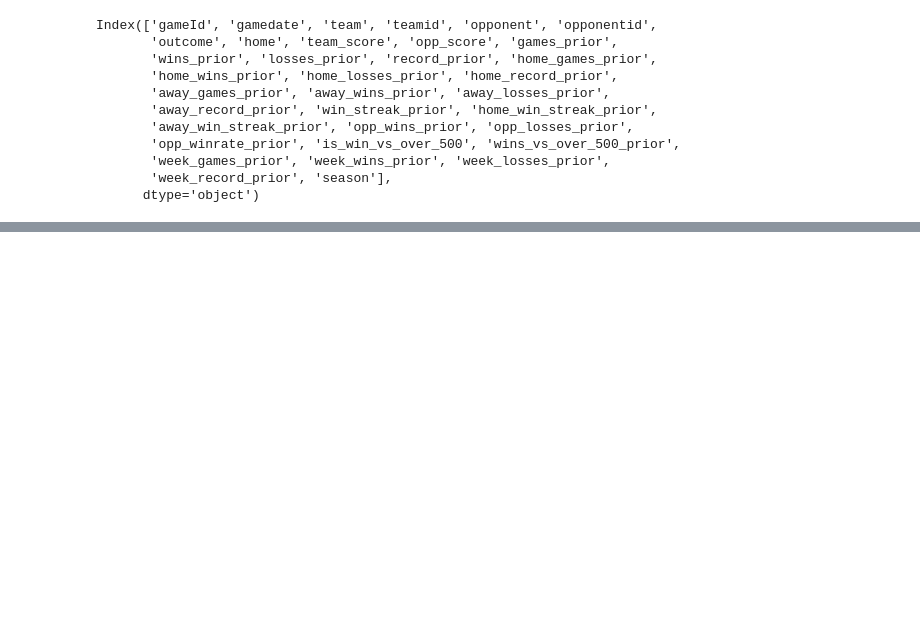
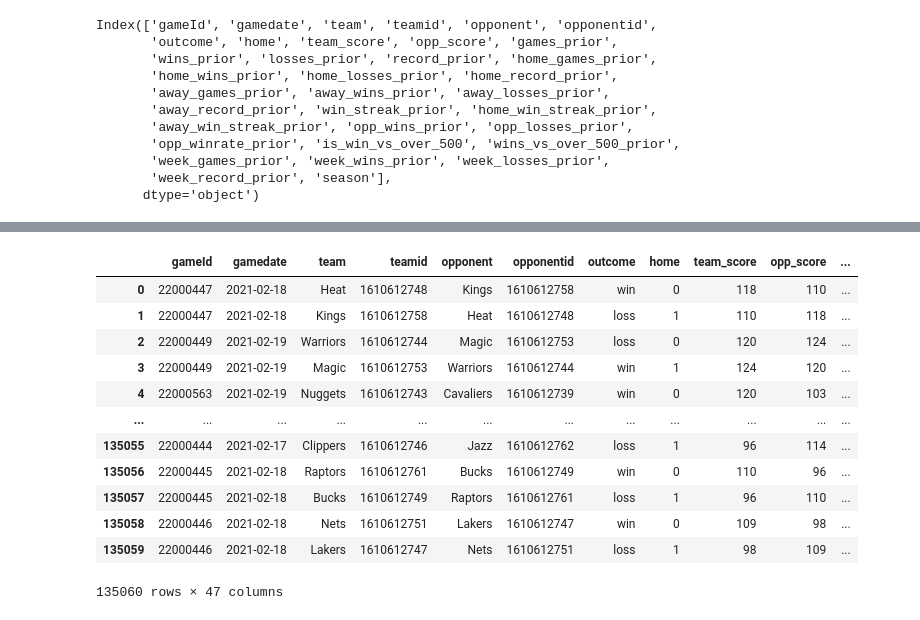
Before and after one commit to dejiandrew/nba-award-predictor, a Jupyter notebook: pow_features.ipynb, the cells around one changed output, grey strips where cells are left out. Saved outputs shown, nothing was run; the diff lists cells and outputs as text; code cells hidden in the pictures; blank space fills up the shorter version.

```diff
--- a/pow_features.ipynb
+++ b/pow_features.ipynb
@@ -335,0 +481,51 @@ Index(['gameid', 'gamedate', 'hometeamcity', 'hometeamname', 'hometeamid',
+# %%
+query = """
+SELECT *
+
+/*
+game.season
+,gamedate AS date
+,game.year
+,game.month
+,game.week
+,game.day
+,conference
+,player
+,player_id
+,gameId
+,game.team
+*/
+
+FROM game
+JOIN pow_df
+ON game.month = pow_df.month AND game.week = pow_df.week AND game.year = pow_df.year
+
+"""
+
+combined_df = duckdb.query(query).df()
+combined_df = combined_df[['gameId', 'gamedate', 'team', 'teamid', 'opponent', 'opponentid',
+       'outcome', 'home', 'team_score', 'opp_score', 'games_prior',
+       'wins_prior', 'losses_prior', 'record_prior', 'home_games_prior',
+       'home_wins_prior', 'home_losses_prior', 'home_record_prior',
+       'away_games_prior', 'away_wins_prior', 'away_losses_prior',
+       'away_record_prior', 'win_streak_prior', 'home_win_streak_prior',
+       'away_win_streak_prior', 'opp_wins_prior', 'opp_losses_prior',
+       'opp_winrate_prior', 'is_win_vs_over_500', 'wins_vs_over_500_prior',
+       'week_games_prior', 'week_wins_prior', 'week_losses_prior',
+       'week_record_prior', 'season', 'date', 'year', 'month', 'week', 'day',
+       'conference', 'player', 'player_id', 'age', 'height', 'pos', 'yos']]
+combined_df
+# %% [output]
+|  | gameId | gamedate | team | teamid | opponent | opponentid | outcome | home | team_score | opp_score | ... |
+| 0 | 22000447 | 2021-02-18 | Heat | 1610612748 | Kings | 1610612758 | win | 0 | 118 | 110 | ... |
+| 1 | 22000447 | 2021-02-18 | Kings | 1610612758 | Heat | 1610612748 | loss | 1 | 110 | 118 | ... |
+| 2 | 22000449 | 2021-02-19 | Warriors | 1610612744 | Magic | 1610612753 | loss | 0 | 120 | 124 | ... |
+| 3 | 22000449 | 2021-02-19 | Magic | 1610612753 | Warriors | 1610612744 | win | 1 | 124 | 120 | ... |
+| 4 | 22000563 | 2021-02-19 | Nuggets | 1610612743 | Cavaliers | 1610612739 | win | 0 | 120 | 103 | ... |
+| ... | ... | ... | ... | ... | ... | ... | ... | ... | ... | ... | ... |
+| 135055 | 22000444 | 2021-02-17 | Clippers | 1610612746 | Jazz | 1610612762 | loss | 1 | 96 | 114 | ... |
+| 135056 | 22000445 | 2021-02-18 | Raptors | 1610612761 | Bucks | 1610612749 | win | 0 | 110 | 96 | ... |
+| 135057 | 22000445 | 2021-02-18 | Bucks | 1610612749 | Raptors | 1610612761 | loss | 1 | 96 | 110 | ... |
+| 135058 | 22000446 | 2021-02-18 | Nets | 1610612751 | Lakers | 1610612747 | win | 0 | 109 | 98 | ... |
+| 135059 | 22000446 | 2021-02-18 | Lakers | 1610612747 | Nets | 1610612751 | loss | 1 | 98 | 109 | ... |
+135060 rows × 47 columns
```
Also changed, not shown: parts of 4 cells of this notebook.
